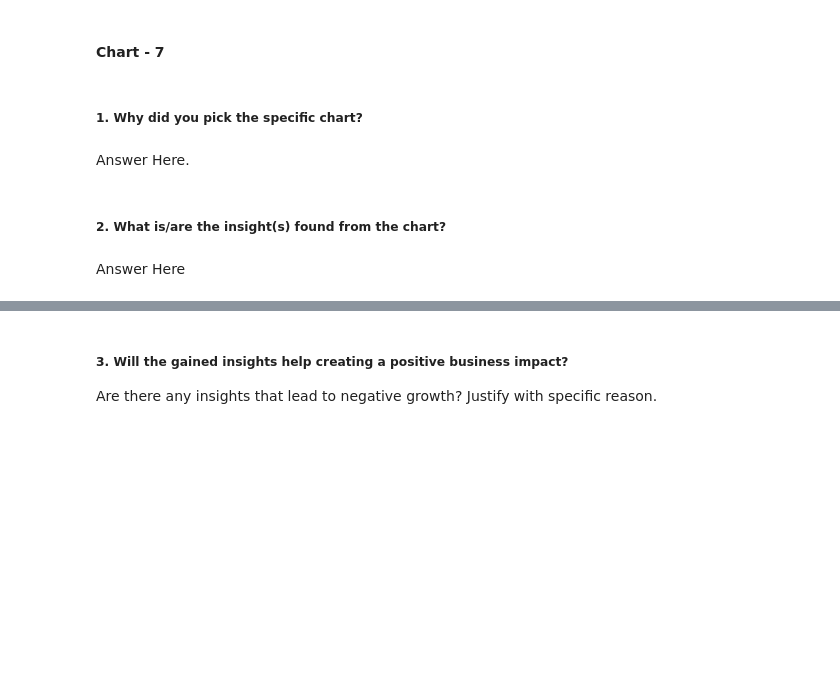
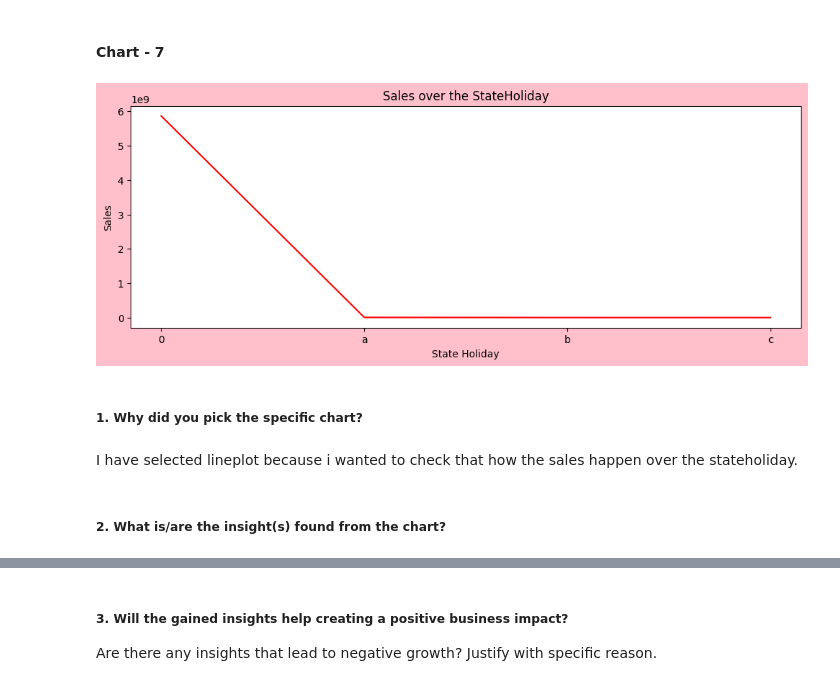
Before and after one commit to hmarathe420/Retail_Sales_Prediction, a Jupyter notebook: Retail_Sales_Prediction.ipynb, the cells around one changed output, grey strips where cells are left out. Drawn from its saved outputs; the diff is of its cells as text; code cells hidden in the pictures; blank space fills up the shorter version.

Commit message:
Sales Distribution Over the State Holiday, School Holiday and Store Type.

```diff
--- a/Retail_Sales_Prediction.ipynb
+++ b/Retail_Sales_Prediction.ipynb
@@ -390,0 +398,3 @@ list(rossmannstore_df.columns)
+# %%
+#Replacing int(0) with str(0) using Replace function
+rossmannstore_df['StateHoliday'] = rossmann_df['StateHoliday'].replace([0],'0')
@@ -603,8 +622,22 @@ I can say that by not using the promo the sales can be less and this can be the
+# %%
+# Sales over the StateHoliday
+
+stateholiday_list = list(rossmannstore_df['StateHoliday'].unique())
+
+sales_for_stateHoliday =  list(rossmannstore_df[['Sales','StateHoliday']].groupby('StateHoliday')['Sales'].sum())
+
+plt.figure(figsize= (12,4), facecolor = 'pink')
+plt.title('Sales over the StateHoliday')
+plt.xlabel('State Holiday')
+plt.ylabel('Sales')
+sns.lineplot(x = stateholiday_list , y =sales_for_stateHoliday , color = 'red')
+plt.plot()
+plt.show()
+# %% [output]
+[figure, added]
 # %% [markdown]
 ##### 1. Why did you pick the specific chart?
-# %% [markdown]
-Answer Here.
+# %% [markdown]
+I have selected lineplot because i wanted to check that how the sales happen over the stateholiday.
 # %% [markdown]
 ##### 2. What is/are the insight(s) found from the chart?
-# %% [markdown]
-Answer Here
```
Also changed, not shown: parts of 25 cells of this notebook.
